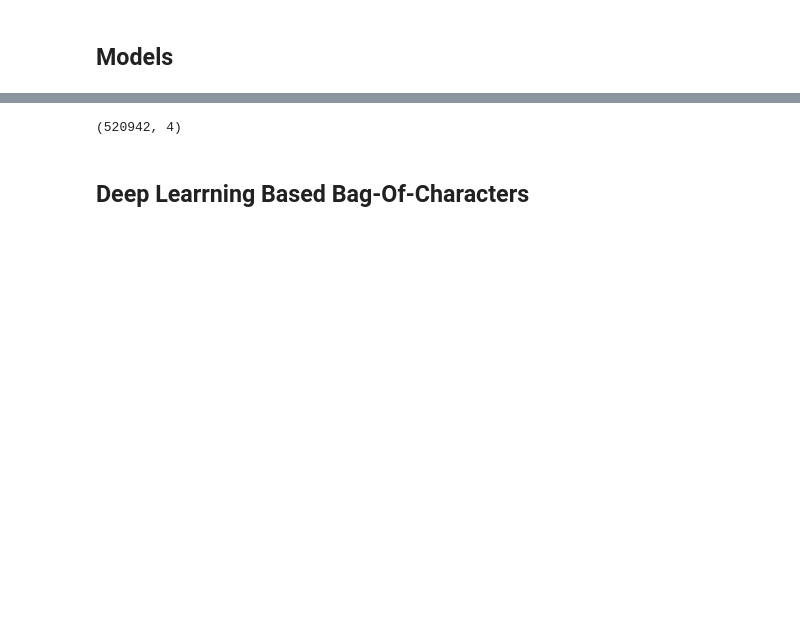
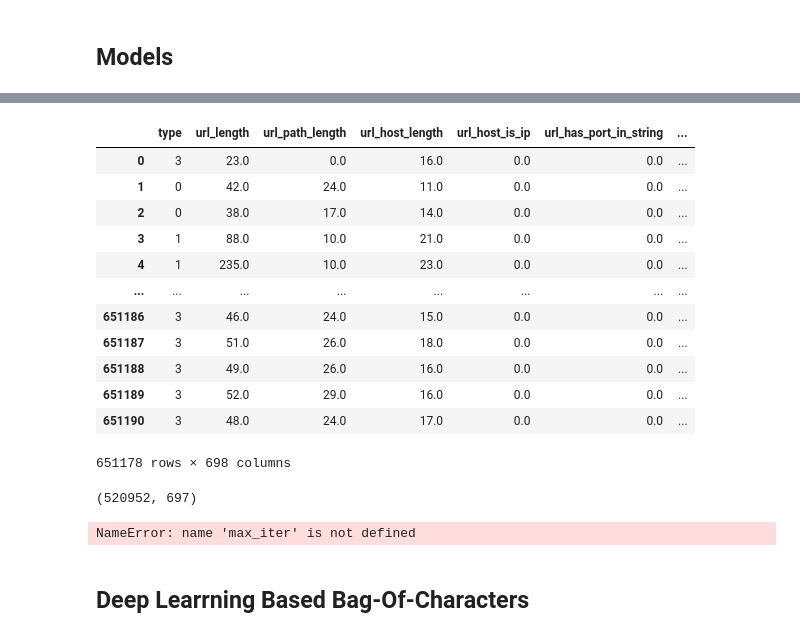
Before and after one commit to alonfirestein/Malicious-URL-Detection, a Jupyter notebook: main.ipynb, the cells around one changed output, grey strips where cells are left out. Saved outputs shown, nothing was run; the diff lists cells and outputs as text; code cells hidden in the pictures; blank space fills up the shorter version.

Commit message:
simple expiremnts

```diff
--- a/main.ipynb
+++ b/main.ipynb
@@ -74,8 +53,7 @@ These are obtained from the downloaded HTML code of the webpage. These features
 ### Host-Based Features
 these are characteristics of the host-name properties of the URL. These provide information about the host of the webpage, for example, country of registration, domain name properties, open ports, named servers, connection speed, time to live from registration, etc.
 # %%
-from Helpers.preprocess.main import preprocess
-df = preprocess()
+df = preprocess(cache=True,features_extractors=(get_lexical_url_features,))
 # %%
 # list(df.select_dtypes('O').columns)
 # df[df.isna().any(axis=1)].head()
@@ -91,3 +81,3 @@ X,y = df.drop(['url','type'],axis=1),df['type']
 # %%
-X_train, X_test, y_train, y_test = train_test_split(X, y, test_size=0.2,  random_state=42)
-print(X_train.shape, y_train.shape,X_test.shape, y_test.shape)
+df = df.select_dtypes(include='number')
+X_train, X_test, y_train, y_test = scale_data(df)
@@ -122,4 +83,0 @@ Name: type, dtype: int64
-# %%
-pca_X.shape
-# %% [output]
-(520942, 4)
@@ -153,2 +84,36 @@ print(classification_report(y_test,pred))
+# %%
+df.dropna()
+# %% [output]
+|  | type | url_length | url_path_length | url_host_length | url_host_is_ip | url_has_port_in_string | ... |
+| 0 | 3 | 23.0 | 0.0 | 16.0 | 0.0 | 0.0 | ... |
+| 1 | 0 | 42.0 | 24.0 | 11.0 | 0.0 | 0.0 | ... |
+| 2 | 0 | 38.0 | 17.0 | 14.0 | 0.0 | 0.0 | ... |
+| 3 | 1 | 88.0 | 10.0 | 21.0 | 0.0 | 0.0 | ... |
+| 4 | 1 | 235.0 | 10.0 | 23.0 | 0.0 | 0.0 | ... |
+| ... | ... | ... | ... | ... | ... | ... | ... |
+| 651186 | 3 | 46.0 | 24.0 | 15.0 | 0.0 | 0.0 | ... |
+| 651187 | 3 | 51.0 | 26.0 | 18.0 | 0.0 | 0.0 | ... |
+| 651188 | 3 | 49.0 | 26.0 | 16.0 | 0.0 | 0.0 | ... |
+| 651189 | 3 | 52.0 | 29.0 | 16.0 | 0.0 | 0.0 | ... |
+| 651190 | 3 | 48.0 | 24.0 | 17.0 | 0.0 | 0.0 | ... |
+651178 rows × 698 columns
+# %%
+X_train.shape
+# %% [output]
+(520952, 697)
+# %%
+models = [(SimpleDecisionTreeClassifier(),"DecisionTreeClassifier",{"max_depth":8}),
+          (RandomForestSimple(),"RandomForest",{"max_depth":8}),
+          (KnnModel(),"KNN",{"n_neighbors":8}),
+          (SimpleMlp(),"MLP",{"max_iter":10000, "hidden_layer_sizes":(200, 150, 100, 50),
+                                 "activation":'relu',
+                                 "learning_rate_init":0.001}),
+          (LogiticModel(),"LogiticRegression",{"max_iter":10000}),
+          (XgboostMultiClass(),"Xgboost",{})]
+
+for model in models:
+    modeld.pipeline(X_train, X_test, y_train, y_test)
+# %% [output]
+NameError: name 'max_iter' is not defined
 # %% [markdown]
 ## Deep Learrning Based Bag-Of-Characters
```
Also changed, not shown: parts of 14 cells of this notebook, 7 other files.
